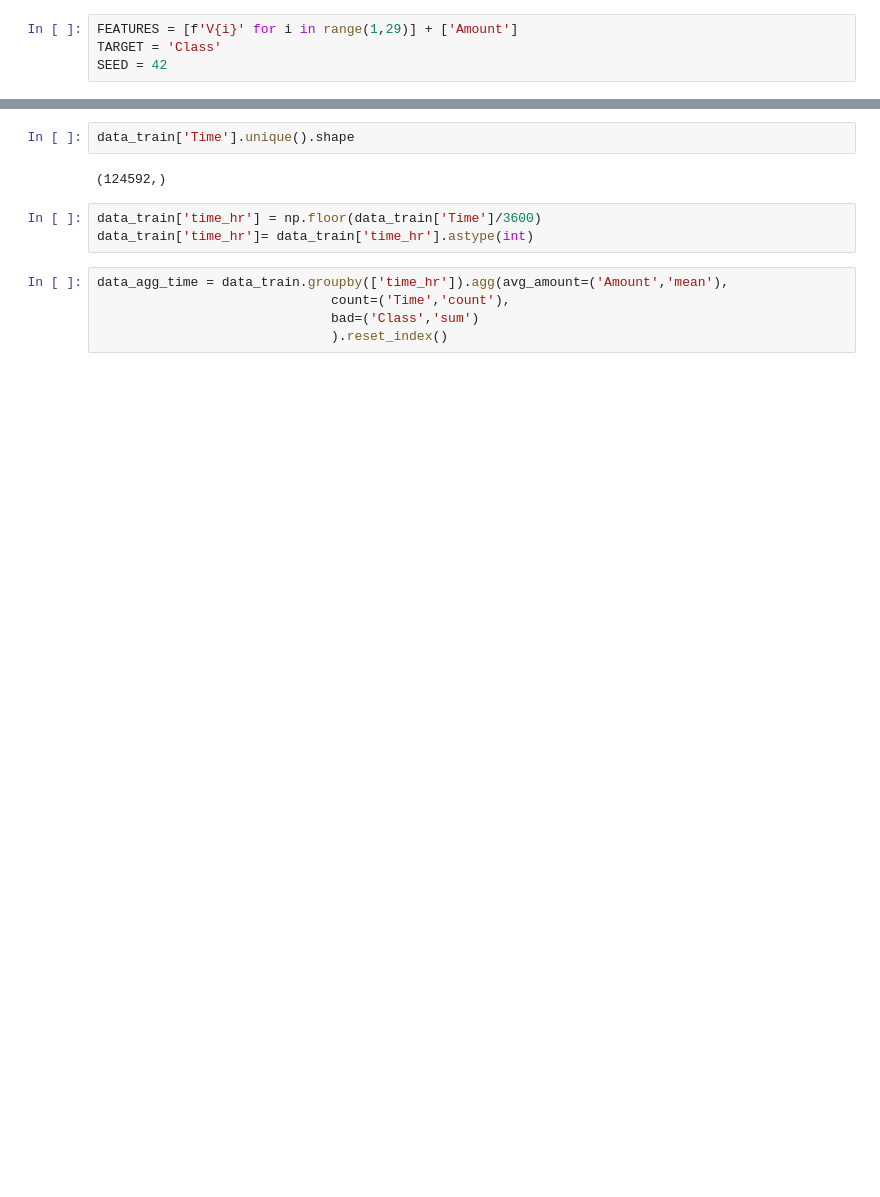
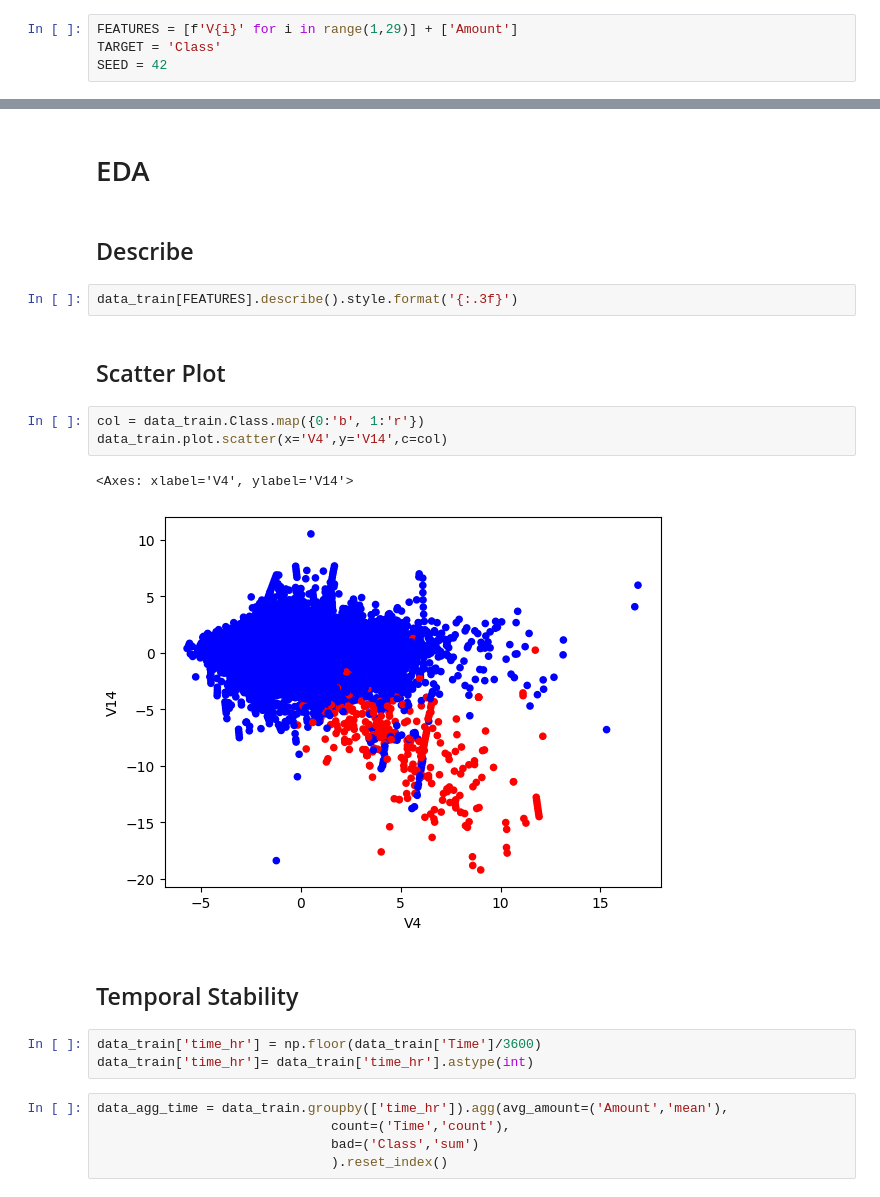
Before and after one commit to thomasport/fraud_detection, a Jupyter notebook: analysis/analysis.ipynb, the cells around one changed output, grey strips where cells are left out. Drawn from its saved outputs; the diff is of its cells as text; blank space fills up the shorter version.

```diff
--- a/analysis/analysis.ipynb
+++ b/analysis/analysis.ipynb
@@ -25,7 +32,19 @@ data_train, data_test = train_test_split(data, test_size=0.25, stratify=data[TAR
-# %%
-data_train['Time'].unique().shape
-# %% [output]
-(124592,)
+# %% [markdown]
+# EDA
+# %% [markdown]
+## Describe
+# %%
+data_train[FEATURES].describe().style.format('{:.3f}')
+# %% [markdown]
+## Scatter Plot
+# %%
+col = data_train.Class.map({0:'b', 1:'r'})
+data_train.plot.scatter(x='V4',y='V14',c=col)
+# %% [output]
+<Axes: xlabel='V4', ylabel='V14'>
+[figure, added]
+# %% [markdown]
+## Temporal Stability
 # %%
 data_train['time_hr'] = np.floor(data_train['Time']/3600)
 data_train['time_hr']= data_train['time_hr'].astype(int)
```
Also changed, not shown: parts of 47 cells of this notebook, 4 other files.
